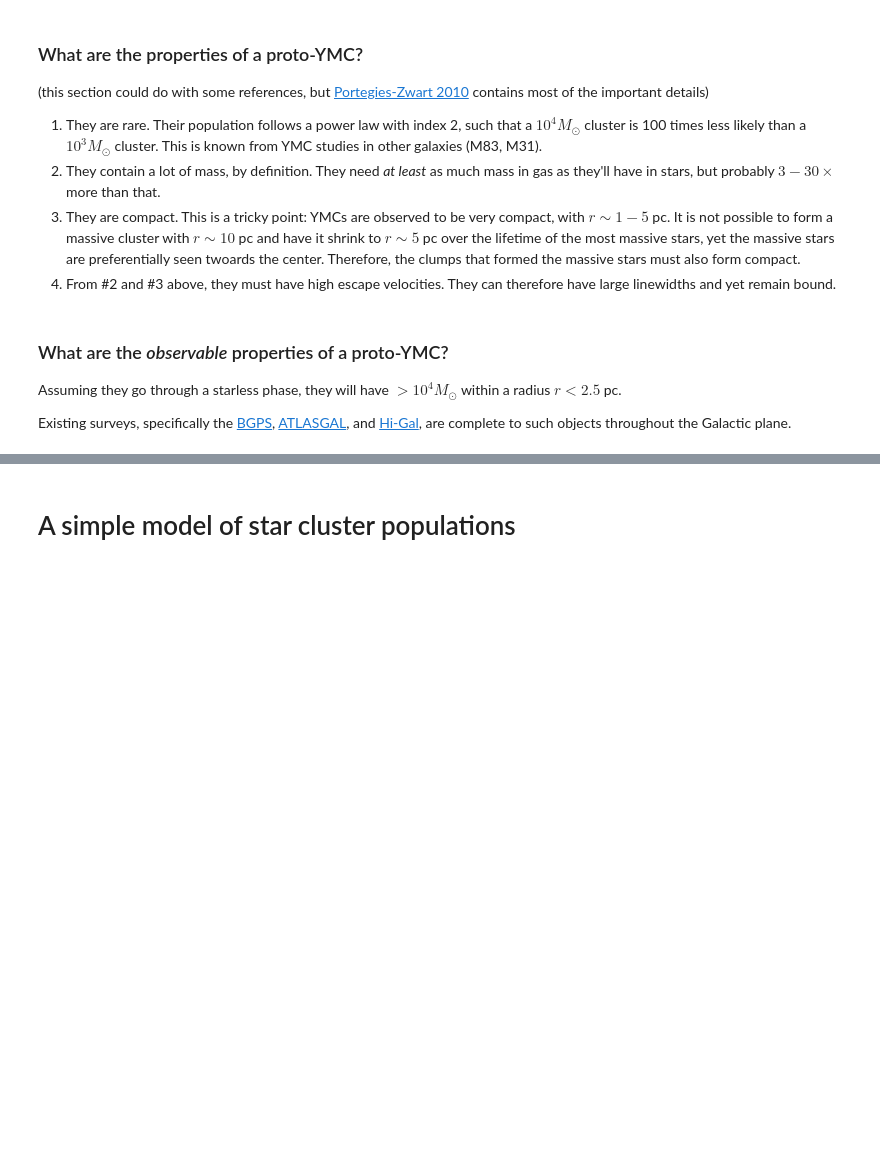
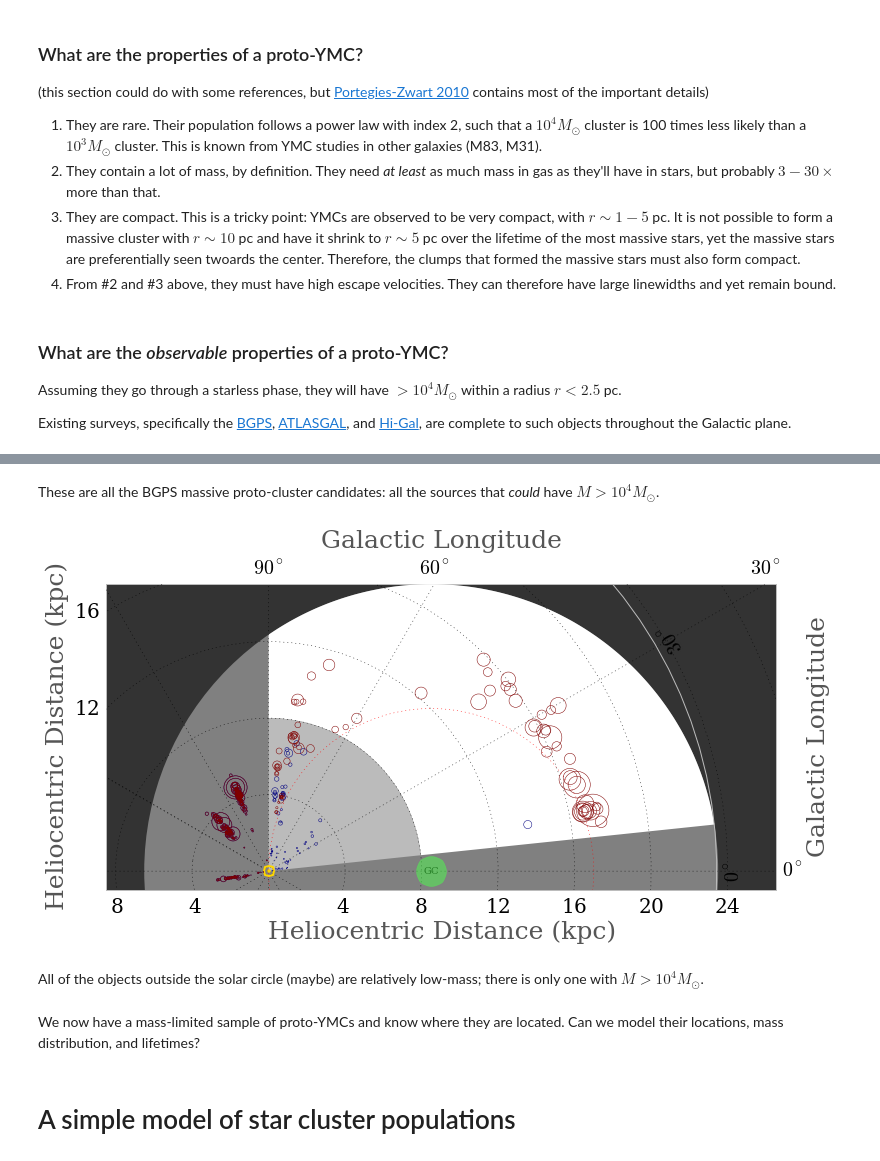
Before and after one commit to keflavich/protoclusterslides, a Jupyter notebook: ModelOfClusterFormation.ipynb, the cells around one changed output, grey strips where cells are left out. Drawn from its saved outputs; the diff is of its cells as text; code cells hidden in the pictures; blank space fills up the shorter version.

```diff
--- a/ModelOfClusterFormation.ipynb
+++ b/ModelOfClusterFormation.ipynb
@@ -88,3 +228,22 @@ Existing surveys, specifically the [BGPS](irsa.ipac.caltech.edu/data/BOLOCAM_GPS
+# %% [markdown]
+These are all the BGPS massive proto-cluster candidates: all the sources that *could* have $M>10^4 M_\odot$.
+# %%
+mw = milkywayplots.MilkywayPlot(figure(figsize=(12,7)))
+mw.do_everything(mindist=8, maxdist=26)
+d,rgal = kdist.kdist(lon,lat,v,rrgal=True,silent=True)
+selection = rgal/1e3 > 8.5
+mmin = 14.01 * f40 * 2.25 * (dmin/1e3)**2
+mw.scatter_londist(lon[selection], dmax[selection]/1e3, marker='o', color='maroon', edgecolors='maroon', facecolors='none', zorder=105, s=mmax[selection]/10)
+mw.scatter_londist(lon[selection], dmin[selection]/1e3, marker='o', color='navy', edgecolors='navy', facecolors='none', zorder=105, s=mmin[selection]/10)
+#mw.plot_londist([lon[selection]]*2, [dmin[selection]/1e3,dmax[selection]/1e3],
+#                linestyle='--', color='k', alpha=0.2, marker='', mfc='none', mec='r', zorder=105)
+show()
+# %% [output]
+[figure, added]
+# %% [markdown]
+All of the objects outside the solar circle (maybe) are relatively low-mass; there is only one with $M>10^4 M_\odot$.
+# %% [markdown]
+We now have a mass-limited sample of proto-YMCs and know where they are located.  Can we model their locations, mass distribution, and lifetimes?
 # %% [markdown]
 A simple model of star cluster populations
 ==========================================
```
Also changed, not shown: parts of 40 cells of this notebook.
